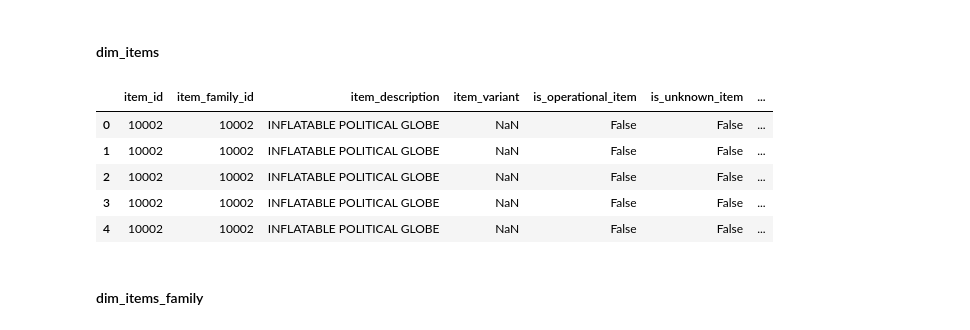
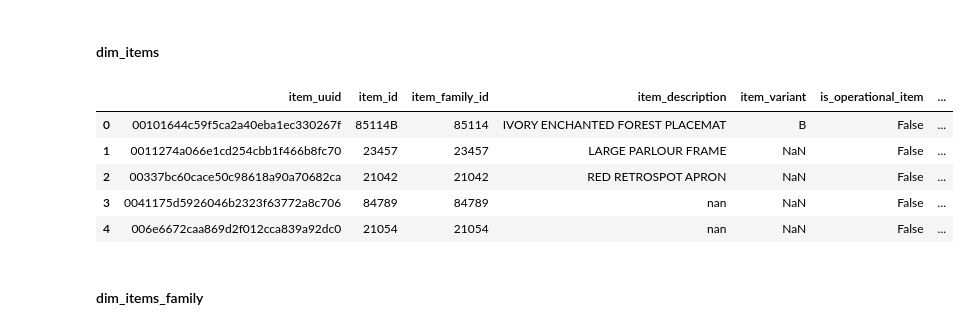
Before and after one commit to EAlmazanG/e2e-shop-pipedash, a Jupyter notebook: notebooks/prepare_data.ipynb, the cells around one changed output. Cells and saved outputs as stored; diff of their text form; code cells hidden in the pictures.

```diff
--- a/notebooks/prepare_data.ipynb
+++ b/notebooks/prepare_data.ipynb
@@ -78,6 +81,12 @@ display(item_family.head(10))
 | 9 | 15030 | FAN BLACK FRAME | LIGHTING |
 # %% [markdown]
 ### Transactions
+# %%
+import hashlib
+
+def generate_hash(row, columns):
+    combined_string = "_".join(str(row[col]) for col in columns)
+    return hashlib.md5(combined_string.encode()).hexdigest()
 # %%
 transactions = raw_data.copy()
 
@@ -103,7 +112,7 @@ transactions['country_name'] = transactions['country_name'].astype(str)
 transactions.index.name = 'transaction_id'
 transactions.reset_index(inplace=True)
 transactions['transaction_id'] = transactions['transaction_id'].astype('Int64')
-
+transactions['item_uuid'] = transactions.apply(lambda row: generate_hash(row, ['item_id', 'item_description']), axis=1)
 transactions['is_return'] = transactions['quantity_amount'] < 0
 
 transactions.head(10)
@@ -122,6 +131,6 @@ transactions.head(10)
 # %% [markdown]
 ### Items
 # %%
-items = transactions.groupby(['item_id', 'item_description']).count()[[]].reset_index()
+items = transactions.groupby(['item_uuid','item_id', 'item_description']).count()[[]].reset_index()
 items.sample(20)
 # %% [output]
@@ -252,7 +261,7 @@ items['is_error_item'] = items['item_description'].str.lower().isin(is_error_ite
 items['is_special_item'] = items['item_description'].str.lower().isin(is_special_item)
 items['is_modification_item'] = items['item_description'].str.lower().isin(is_modification_item)
 
-items = items[['item_id', 'item_family_id', 'item_description', 'item_variant', 'is_operational_item', 'is_unknown_item', 'is_special_item', 'is_modification_item', 'is_error_item']]
+items = items[['item_uuid', 'item_id', 'item_family_id', 'item_description', 'item_variant', 'is_operational_item', 'is_unknown_item', 'is_special_item', 'is_modification_item', 'is_error_item']]
 
 items.loc[items['is_operational_item'], ['item_variant', 'is_unknown_item', 'is_special_item', 'is_modification_item', 'is_error_item']] = [None, False, False, False, False]
 items.loc[items['is_unknown_item']] = items.loc[items['is_unknown_item']].replace('', None)
@@ -383,15 +392,18 @@ if False:
 # %% [markdown]
 #### dim_items
 # %%
-dim_items = items.copy().merge(transactions[['item_id','unit_price_eur']])
+dim_items = items.copy()
+
+dim_items['item_family_id'] = dim_items['item_family_id'].astype('Int64')
+
 dim_items.head()
 # %% [output]
-|  | item_id | item_family_id | item_description | item_variant | is_operational_item | is_unknown_item | ... |
-| 0 | 10002 | 10002 | INFLATABLE POLITICAL GLOBE | NaN | False | False | ... |
-| 1 | 10002 | 10002 | INFLATABLE POLITICAL GLOBE | NaN | False | False | ... |
-| 2 | 10002 | 10002 | INFLATABLE POLITICAL GLOBE | NaN | False | False | ... |
-| 3 | 10002 | 10002 | INFLATABLE POLITICAL GLOBE | NaN | False | False | ... |
-| 4 | 10002 | 10002 | INFLATABLE POLITICAL GLOBE | NaN | False | False | ... |
+|  | item_uuid | item_id | item_family_id | item_description | item_variant | is_operational_item | ... |
+| 0 | 00101644c59f5ca2a40eba1ec330267f | 85114B | 85114 | IVORY ENCHANTED FOREST PLACEMAT | B | False | ... |
+| 1 | 0011274a066e1cd254cbb1f466b8fc70 | 23457 | 23457 | LARGE PARLOUR FRAME | NaN | False | ... |
+| 2 | 00337bc60cace50c98618a90a70682ca | 21042 | 21042 | RED RETROSPOT APRON | NaN | False | ... |
+| 3 | 0041175d5926046b2323f63772a8c706 | 84789 | 84789 | nan | NaN | False | ... |
+| 4 | 006e6672caa869d2f012cca839a92dc0 | 21054 | 21054 | nan | NaN | False | ... |
 # %% [markdown]
 #### dim_items_family
 # %%
```
Also changed, not shown: parts of 24 cells of this notebook.
